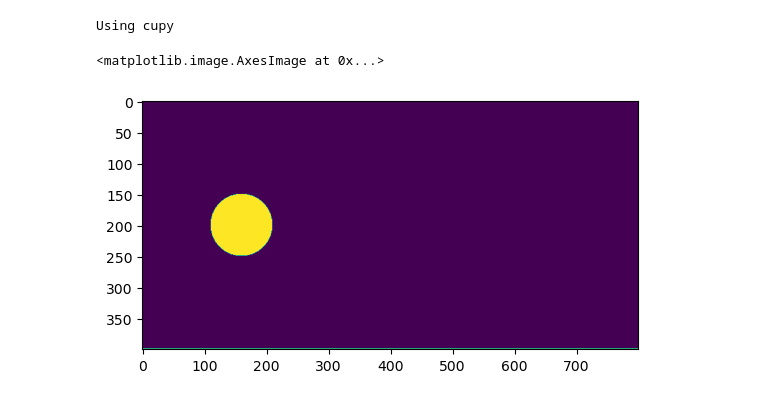
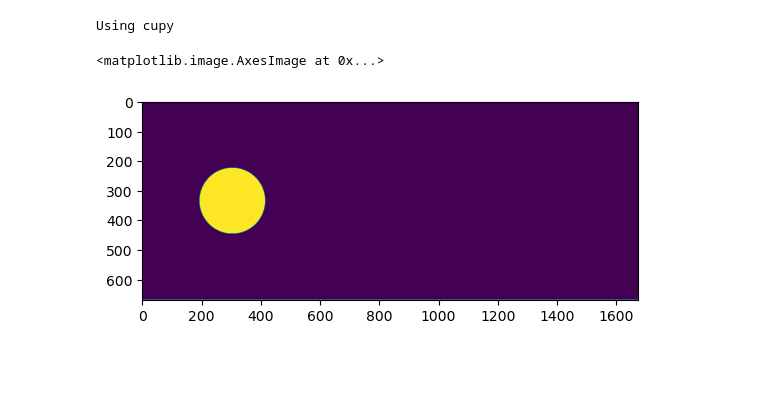
Before and after one commit to yuchenyan0107/LBM_Diffusion, a Jupyter notebook: cupy_compatible/demo_cylinder_flow.ipynb, the cells around one changed output. Saved outputs shown, nothing was run; the diff lists cells and outputs as text; code cells hidden in the pictures; blank space fills up the shorter version.

Commit message:
cylinder flow

```diff
--- a/cupy_compatible/demo_cylinder_flow.ipynb
+++ b/cupy_compatible/demo_cylinder_flow.ipynb
@@ -13,17 +13,17 @@ Using cupy
 # %%
 @dataclass
 class Config:
-    nx: int = 800
-    ny: int = 400
-    steps: int = 10000
-    output_stride: int = 500
-    molecular_weights: tuple[float, float, float] = (5, 5)
-    pressure_frac: tuple[float, float, float] = (0.01, 0.99)
+    nx: int = 1675
+    ny: int = 670
+    steps: int = 1500000
+    output_stride: int = 1000
+    molecular_weights: tuple[float, float, float] = (1, 1)
+    pressure_frac: tuple[float, float, float] = (0.5, 0.5)
     total_pressure: float = 1.0
     theta: float = 0.5
-    nB: int = 11
+    nB: int = 10
 
-    vx = 0.1
+    vx = 0.15
 # %%
 def initialise_chamber(config: Config, absorption_coefficient, ini_slope):
     nx, ny = config.nx, config.ny
@@ -89,18 +88,20 @@ def lattice_flow_object(f, phi, step, non_absorb_mask, bc_top, bc_bottom):
 # %%
 nx = Config.nx
 ny = Config.ny
 X, Y = np.meshgrid(range(nx), range(ny))
 
-cylinder = ((X-(nx/5))**2 + (Y-(ny/2))**2) < (ny/8)**2
+R = ny//6
+
+cylinder = ((X-(nx/5.5))**2 + (Y-(ny/2))**2) < R**2
 cylinder = cylinder.T
 
 cylinder[:, :1] = True
 cylinder[:, -1:] = True
 
 plt.imshow(cylinder.T)
 # %% [output]
 <matplotlib.image.AxesImage at 0x...>
-[figure, old version]
+[figure, new version]
 # %%
 def main(non_absorb_mask, bc_top, bc_bottom, absorption_coefficient, ini_slope, Config):
     cfg = Config()
```
Also changed, not shown: parts of 6 cells of this notebook, 7 other files.
